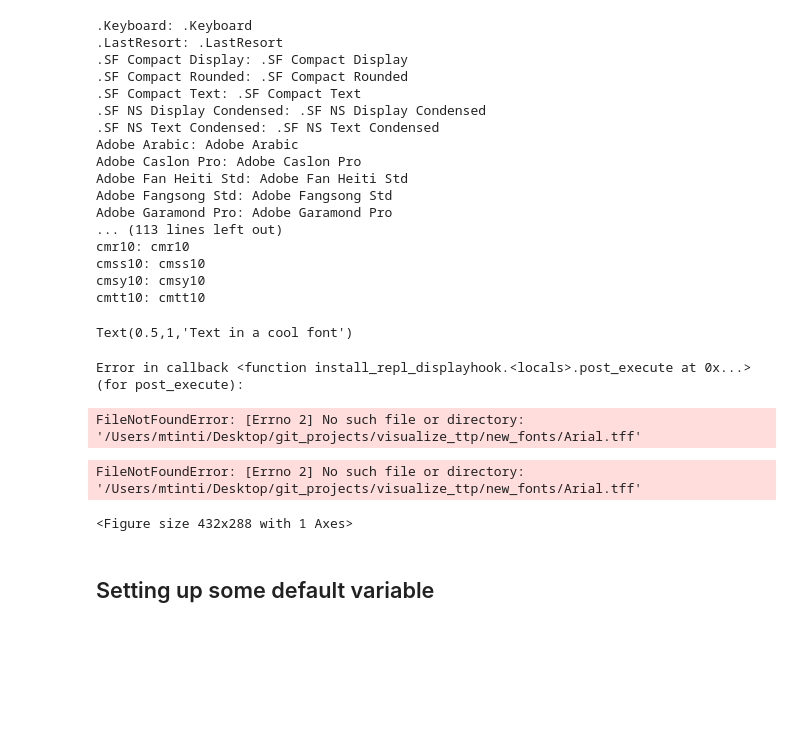
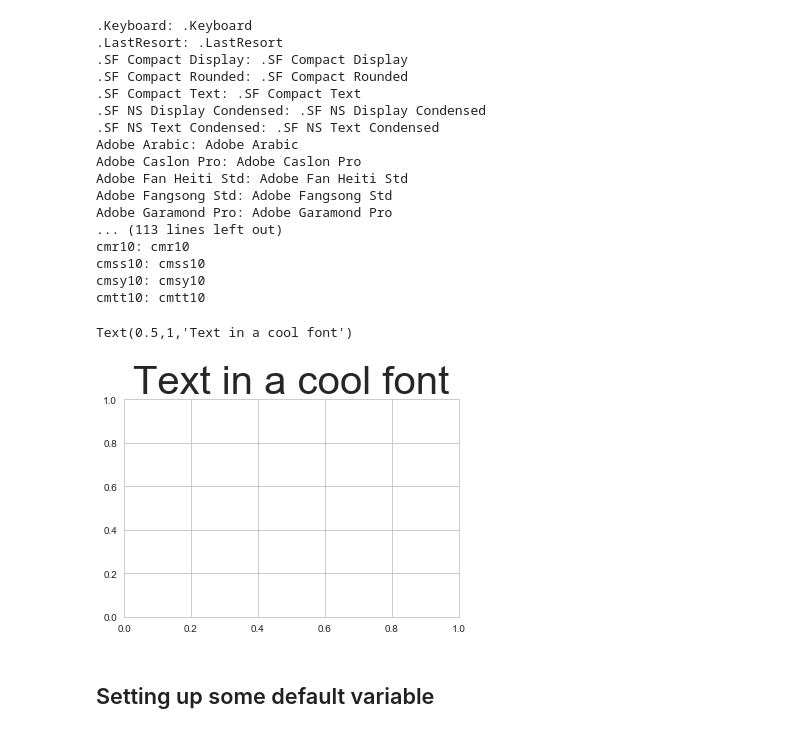
Before and after one commit to mtinti/tpp_visualization, a Jupyter notebook: visualize_protein.ipynb, the cells around one changed output. Saved outputs shown, nothing was run; the diff lists cells and outputs as text; code cells hidden in the pictures; blank space fills up the shorter version.

Commit message:
add custum font working

```diff
--- a/visualize_protein.ipynb
+++ b/visualize_protein.ipynb
@@ -47,18 +44,9 @@ cmtt10: cmtt10
 # %%
-from matplotlib import font_manager as fm, rcParams
-import os
-adsolute_path = os.path.abspath("new_fonts/Arial.tff")
-prop = fm.FontProperties(fname=adsolute_path)
-fname = 'Arial'
-
 fig, ax = plt.subplots()
-ax.set_title('Text in a cool font', fontproperties=prop, size=40)
+ax.set_title('Text in a cool font', fontname='Arial', size=40)
 # %% [output]
 Text(0.5,1,'Text in a cool font')
-Error in callback <function install_repl_displayhook.<locals>.post_execute at 0x...> (for post_execute):
-FileNotFoundError: [Errno 2] No such file or directory: '/Users/mtinti/Desktop/git_projects/visualize_ttp/new_fonts/Arial.tff'
-FileNotFoundError: [Errno 2] No such file or directory: '/Users/mtinti/Desktop/git_projects/visualize_ttp/new_fonts/Arial.tff'
-<Figure size 432x288 with 1 Axes>
+[figure, added]
 # %% [markdown]
 ## Setting up some default variable
 # %%
```
Also changed, not shown: parts of 2 cells of this notebook.
